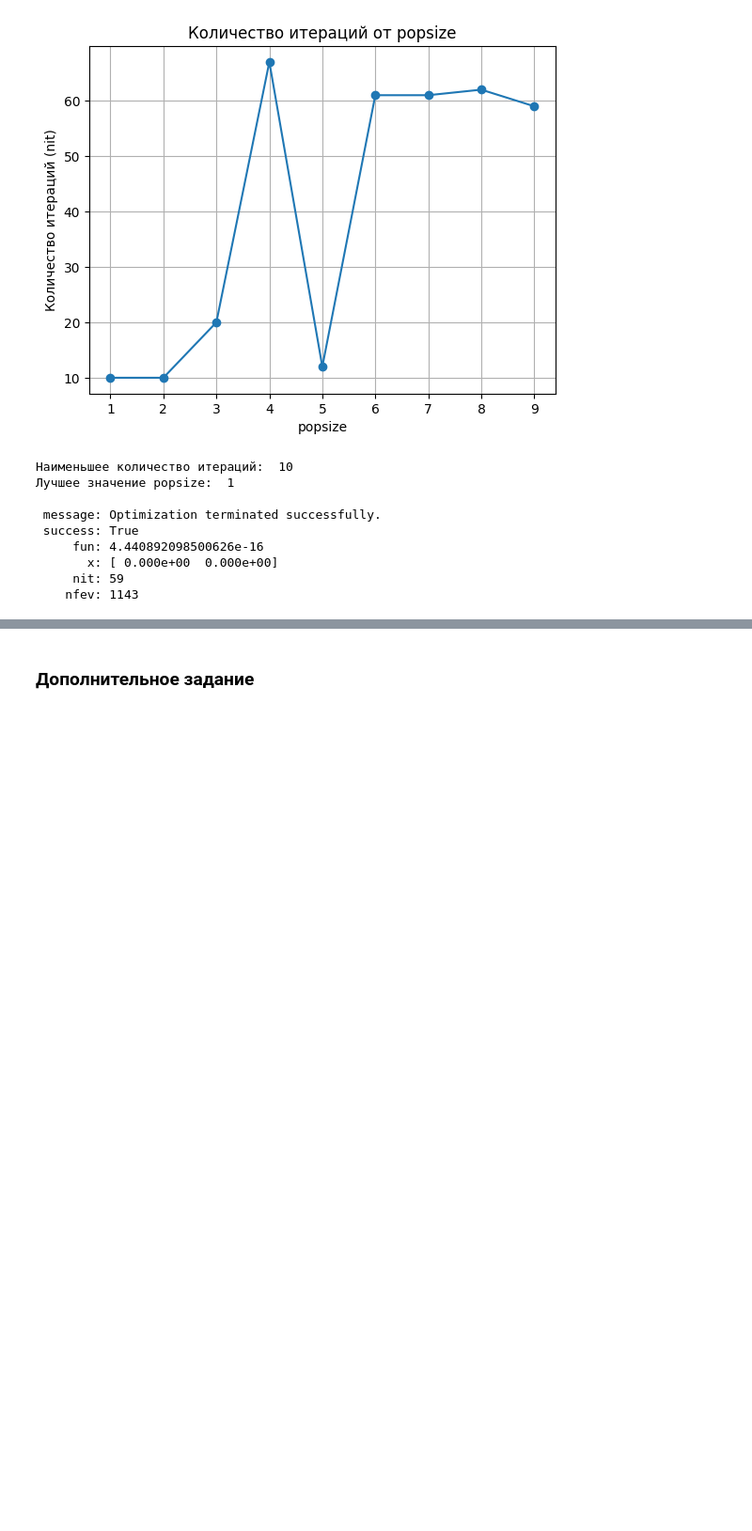
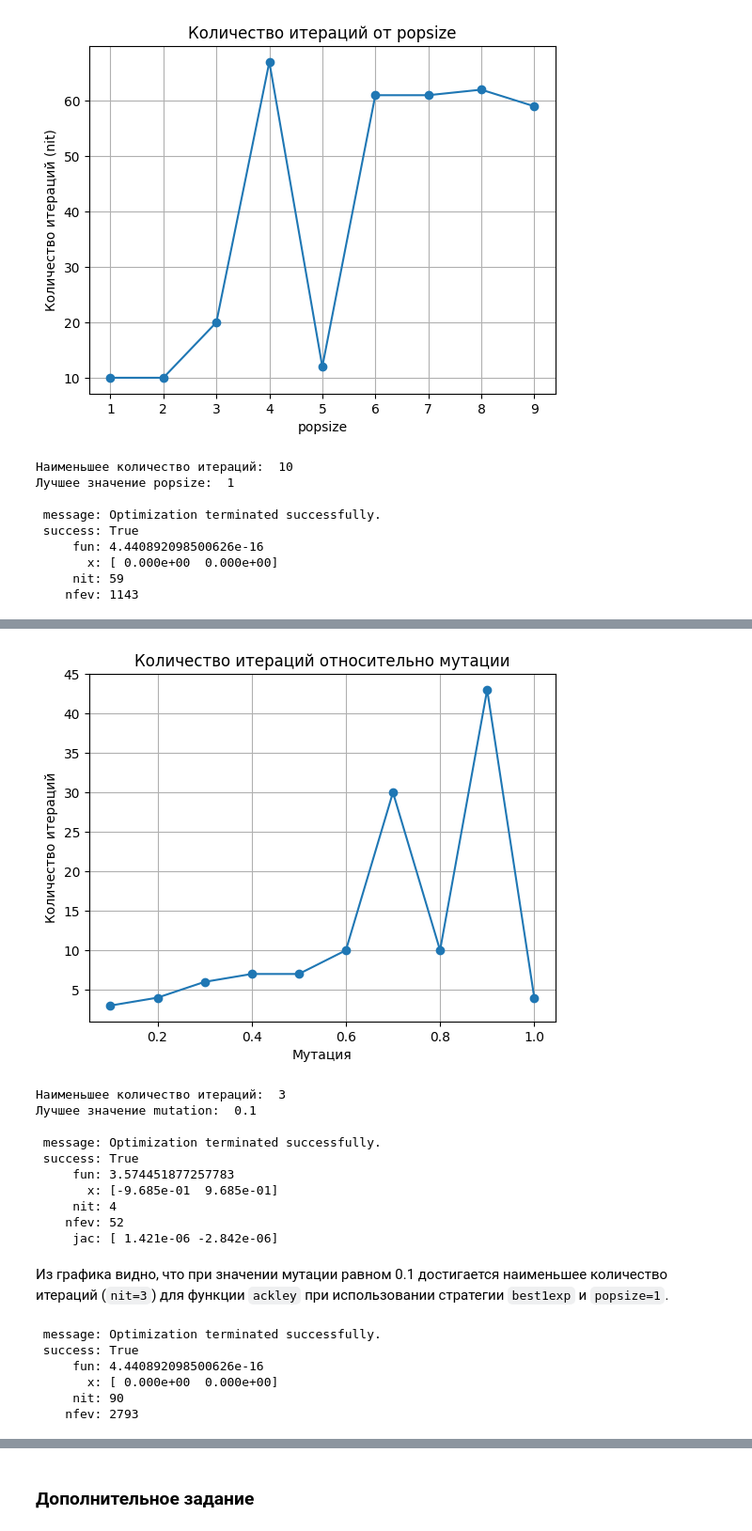
Before and after one commit to stefkong1982/-, a Jupyter notebook: Matematika_dlya_Data_Science/Prodvinutaya_optimizaciya/DZ_Kondratev_MDS_36_HW_7_upd.ipynb, the cells around one changed output, grey strips where cells are left out. Shown at 94% size. Saved outputs shown, nothing was run; the diff lists cells and outputs as text; code cells hidden in the pictures; blank space fills up the shorter version.

```diff
--- a/Matematika_dlya_Data_Science/Prodvinutaya_optimizaciya/DZ_Kondratev_MDS_36_HW_7_upd.ipynb
+++ b/Matematika_dlya_Data_Science/Prodvinutaya_optimizaciya/DZ_Kondratev_MDS_36_HW_7_upd.ipynb
@@ -138,0 +129,59 @@ print(result)
+# %%
+# Теперь примем popsize = 1 а strategy = 'best1exp' и определим лучшее значение mutation
+popsize = 1
+strategy = 'best1exp'
+mutation_values = np.linspace(0.1, 1, 10)
+nit_values = []
+
+for mutation in mutation_values:
+    result = differential_evolution(ackley, bounds, strategy=strategy, popsize=popsize, mutation=mutation, seed=42)
+    nit_values.append(result.nit)
+
+# Plot
+plt.plot(mutation_values, nit_values, marker='o')
+plt.xlabel('Мутация')
+plt.ylabel('Количество итераций')
+plt.title('Количество итераций относительно мутации')
+plt.grid(True)
+plt.show()
+
+# Find minimum number of iterations and best mutation value
+min_nit = min(nit_values)
+best_mutation = mutation_values[nit_values.index(min_nit)]
+
+print("Наименьшее количество итераций: ", min_nit)
+print("Лучшее значение mutation: ", best_mutation)
+print()
+print(result)
+# %% [output]
+[figure, added]
+Наименьшее количество итераций:  3
+Лучшее значение mutation:  0.1
+
+ message: Optimization terminated successfully.
+ success: True
+     fun: 3.574451877257783
+       x: [-9.685e-01  9.685e-01]
+     nit: 4
+    nfev: 52
+     jac: [ 1.421e-06 -2.842e-06]
+# %% [markdown]
+Из графика видно, что при значении мутации равном 0.1 достигается наименьшее количество итераций (`nit=3`) для функции `ackley` при использовании стратегии `best1exp` и `popsize=1`.
+# %%
+# Выводим результаты до опримизации параметров strategy='best1exp', popsize=1, mutation=0.1
+def ackley(x):
+    arg1 = -0.2 * np.sqrt(0.5 * (x[0] ** 2 + x[1] ** 2))
+    arg2 = 0.5 * (np.cos(2. * np.pi * x[0]) + np.cos(2. * np.pi * x[1]))
+    return -20. * np.exp(arg1) - np.exp(arg2) + 20. + np.e
+
+bounds = [(-10, 10), (-10, 10)]
+
+result = differential_evolution(ackley, bounds, seed=42)
+result
+# %% [output]
+ message: Optimization terminated successfully.
+ success: True
+     fun: 4.440892098500626e-16
+       x: [ 0.000e+00  0.000e+00]
+     nit: 90
+    nfev: 2793
```
Also changed, not shown: parts of 13 cells of this notebook.
